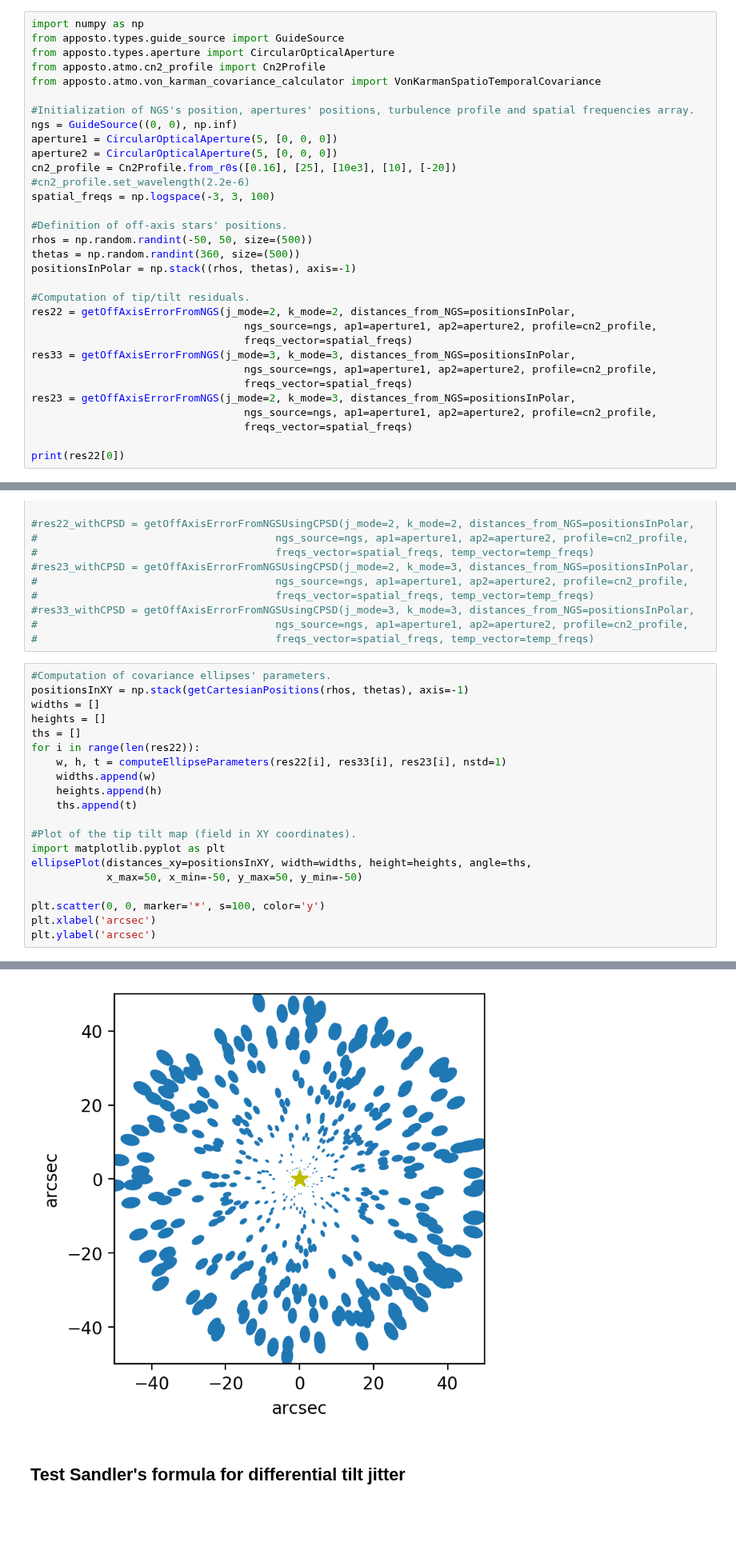
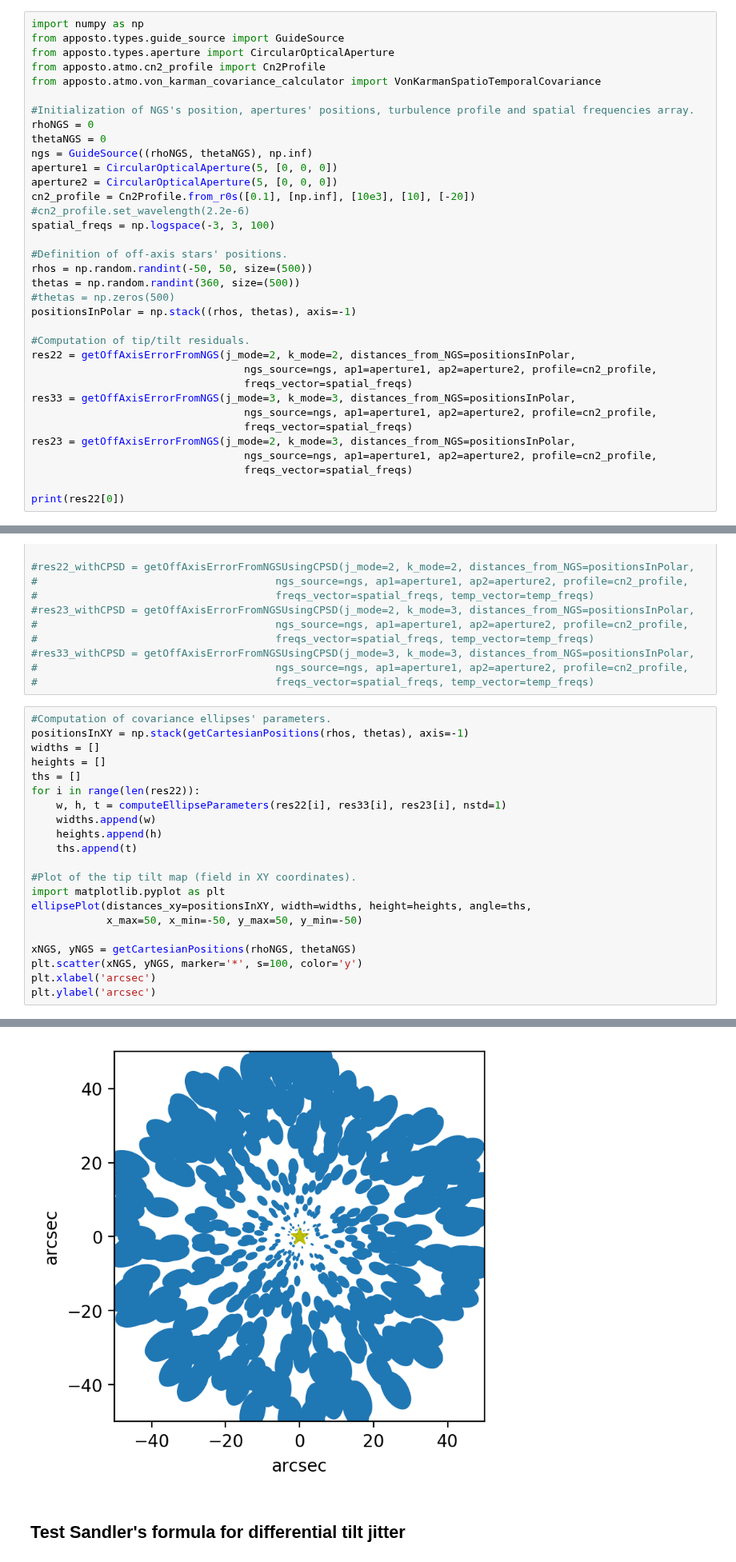
Before and after one commit to ArcetriAdaptiveOptics/arte, a Jupyter notebook: notebook/atmo/Tip_tilt_maps.ipynb, the cells around one changed output, grey strips where cells are left out. Shown at 80% size. Drawn from its saved outputs; the diff is of its cells as text; blank space fills up the shorter version.

```diff
--- a/notebook/atmo/Tip_tilt_maps.ipynb
+++ b/notebook/atmo/Tip_tilt_maps.ipynb
@@ -64,16 +64,19 @@ from apposto.atmo.cn2_profile import Cn2Profile
 from apposto.atmo.von_karman_covariance_calculator import VonKarmanSpatioTemporalCovariance
 
 #Initialization of NGS's position, apertures' positions, turbulence profile and spatial frequencies array.
-ngs = GuideSource((0, 0), np.inf)
+rhoNGS = 0
+thetaNGS = 0
+ngs = GuideSource((rhoNGS, thetaNGS), np.inf)
 aperture1 = CircularOpticalAperture(5, [0, 0, 0])
 aperture2 = CircularOpticalAperture(5, [0, 0, 0])
-cn2_profile = Cn2Profile.from_r0s([0.16], [25], [10e3], [10], [-20])
+cn2_profile = Cn2Profile.from_r0s([0.1], [np.inf], [10e3], [10], [-20])
 #cn2_profile.set_wavelength(2.2e-6)
 spatial_freqs = np.logspace(-3, 3, 100)
 
 #Definition of off-axis stars' positions.
 rhos = np.random.randint(-50, 50, size=(500))
 thetas = np.random.randint(360, size=(500))
+#thetas = np.zeros(500)
 positionsInPolar = np.stack((rhos, thetas), axis=-1)
 
 #Computation of tip/tilt residuals.
@@ -131,26 +134,27 @@ Run this cell if you want to compute the residuals with CPSD too.
 # %%
 #Computation of covariance ellipses' parameters.
 positionsInXY = np.stack(getCartesianPositions(rhos, thetas), axis=-1)
 widths = []
 heights = []
 ths = []
 for i in range(len(res22)):
     w, h, t = computeEllipseParameters(res22[i], res33[i], res23[i], nstd=1)
     widths.append(w)
     heights.append(h)
     ths.append(t)
 
 #Plot of the tip tilt map (field in XY coordinates).
 import matplotlib.pyplot as plt
 ellipsePlot(distances_xy=positionsInXY, width=widths, height=heights, angle=ths,
             x_max=50, x_min=-50, y_max=50, y_min=-50)
 
-plt.scatter(0, 0, marker='*', s=100, color='y')
+xNGS, yNGS = getCartesianPositions(rhoNGS, thetaNGS)
+plt.scatter(xNGS, yNGS, marker='*', s=100, color='y')
 plt.xlabel('arcsec')
 plt.ylabel('arcsec')
 # %% [output]
 Text(0, 0.5, 'arcsec')
-[figure, old version]
+[figure, new version]
 # %% [markdown]
 ## Test Sandler's formula for differential tilt jitter
 # %% [markdown]
```
Also changed, not shown: parts of 2 cells of this notebook.
